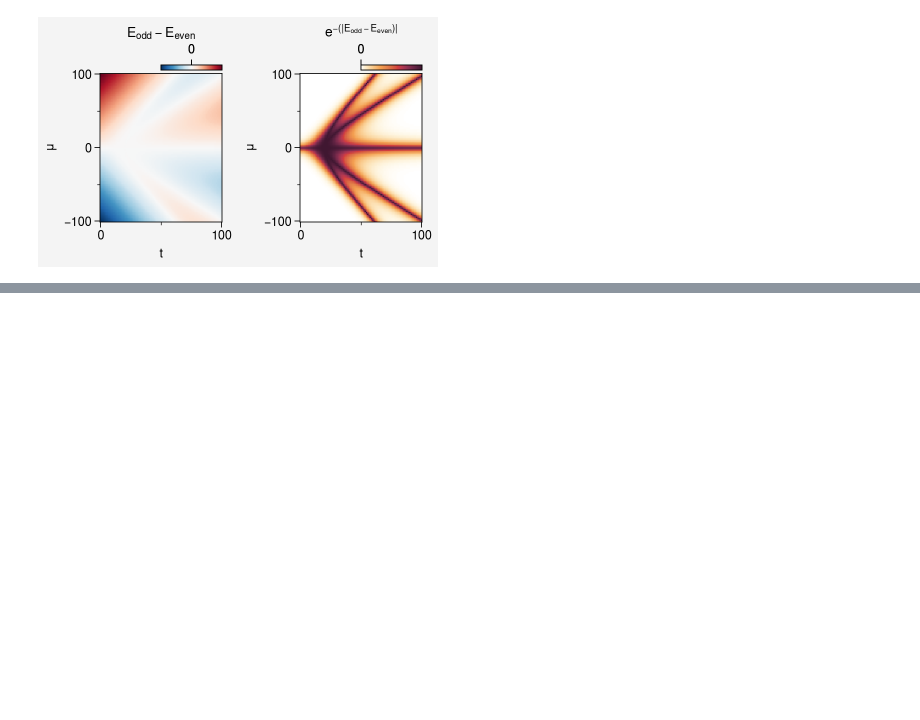
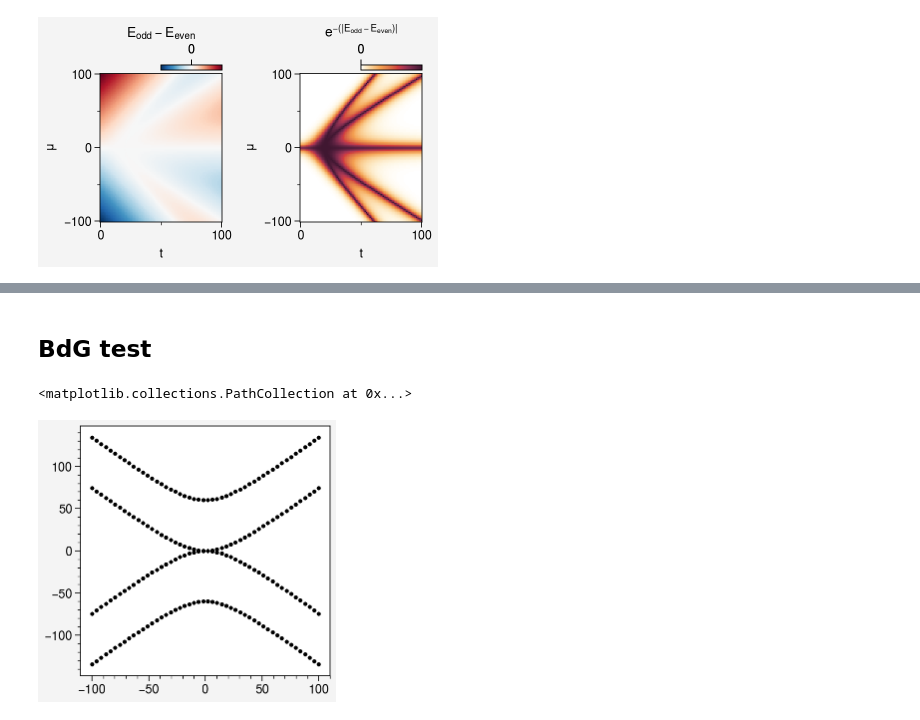
Before and after one commit to SebasRoelofs/KitaevTool, a Jupyter notebook: Introduction.ipynb, the cells around one changed output, grey strips where cells are left out. Drawn from its saved outputs; the diff is of its cells as text; code cells hidden in the pictures; blank space fills up the shorter version.

```diff
--- a/Introduction.ipynb
+++ b/Introduction.ipynb
@@ -560,3 +568,20 @@ for idx,N in enumerate(N_range):
 
     ax.pcolormesh(t_range,mu_range, results, levels=500)
     ax.format(title = f'N = {N}')
+# %% [markdown]
+## BdG test
+# %%
+numeric = """[
+    [0,0,0,d,mu0,0,t,0],
+    [0,0,-d,0,0,mu0,0,t],
+    [0,0,0,0,-t,0,mu1,0],
+    [0,0,0,0,0,-t,0,mu1],
+    [0,0,0,0,0,0,0,d],
+    [0,0,0,0,0,0,-d,0],
+    [0,0,0,0,0,0,0,0],
+    [0,0,0,0,0,0,0,0],
+]"""
+
+#for i in range(8):\\\\
+#    for j in range(i, 8):
+#        numeric[j][i] = numeric[i][j]
@@ -562,0 +594,28 @@ for idx,N in enumerate(N_range):
+# %%
+mu0 = 0
+mu1 = 0
+t = 30
+d = 30
+filled_array = eval(numeric)
+
+
+all_E = []
+all_mu = []
+for mu in np.linspace(-100,100):
+    mu0 = mu
+    mu1 = mu
+    filled_array = eval(numeric)
+    for i in range(8):
+        for j in range(i, 8):
+            filled_array[j][i] = filled_array[i][j]
+
+    E,phi  = np.linalg.eigh(filled_array)
+    phi=np.transpose(phi)
+    all_E.extend(E)
+    all_mu.extend(np.full(len(E), mu))
+
+fig,axs = pplt.subplots([1], grid='off')
+axs.scatter(all_mu,all_E, color='black',markersize=5)
+# %% [output]
+<matplotlib.collections.PathCollection at 0x...>
+[figure, added]
```
Also changed, not shown: parts of 8 cells of this notebook, 1 other file.
